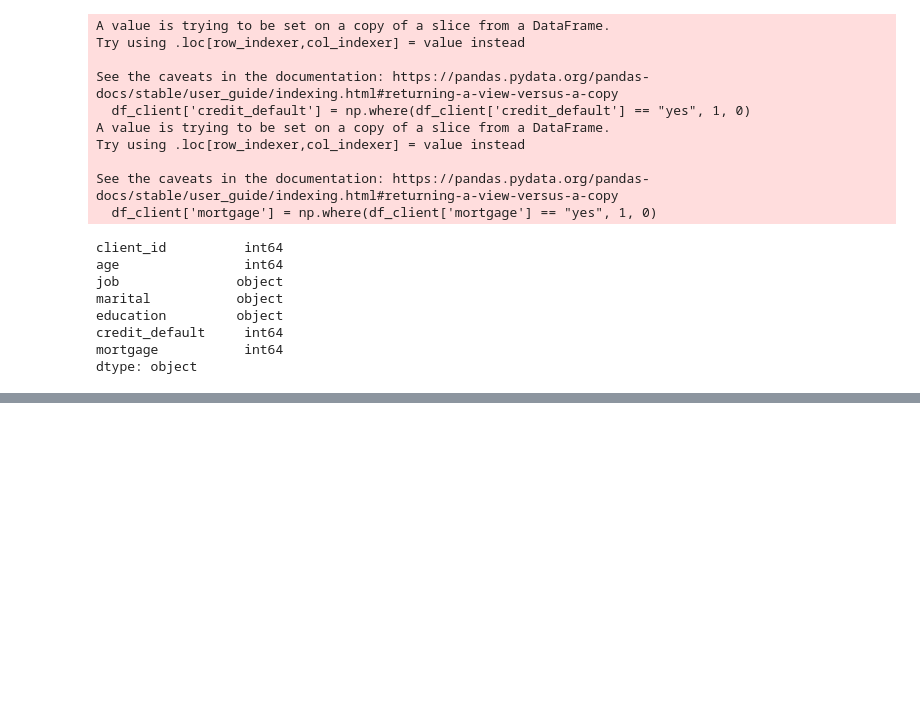
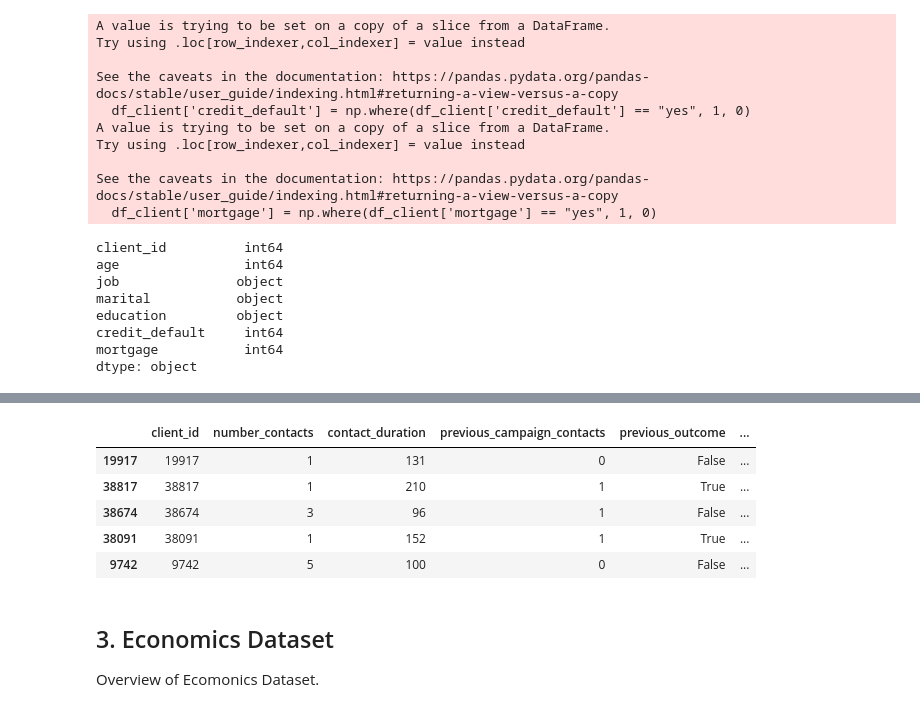
Before and after one commit to astridnadyaa/data-cleaning-practice, a Jupyter notebook: bank-marketing-data-cleaning.ipynb, the cells around one changed output, grey strips where cells are left out. Drawn from its saved outputs; the diff is of its cells as text; code cells hidden in the pictures; blank space fills up the shorter version.

```diff
--- a/bank-marketing-data-cleaning.ipynb
+++ b/bank-marketing-data-cleaning.ipynb
@@ -188,0 +275,13 @@ See the caveats in the documentation: https://pandas.pydata.org/pandas-docs/stab
+# %%
+# check datatype
+print("Type of previous_outcome column before conversion: ", df_campaign.previous_outcome.dtype)
+print("Type of campaign_outcome column before conversion: ", df_campaign.campaign_outcome.dtype)
+
+# convert datatype
+df_campaign['previous_outcome'] = df_campaign.previous_outcome.astype('bool')
+df_campaign['campaign_outcome'] = df_campaign.campaign_outcome.astype('bool')
+print("\n")
+
+# check datatype after conversion
+print("Type of previous_outcome column after conversion: ", df_campaign.previous_outcome.dtype)
+print("Type of campaign_outcome column after conversion: ", df_campaign.campaign_outcome.dtype)
@@ -188,0 +305,21 @@ See the caveats in the documentation: https://pandas.pydata.org/pandas-docs/stab
+# %%
+# create year column
+df_campaign['year'] = 2022
+
+# mapping the months
+map_month = {'mar': '03', 'apr': '04', 'may': '05', 'jun': '06',
+         'jul': '07', 'aug': '08','sep': '09', 'oct': '10', 'nov': '11', 'dec': '12'}
+
+df_campaign['month_num'] = df_campaign.month.map(map_month)
+
+# reformat day into 2 digit
+df_campaign['day'] = ["{:02}".format(num) for num in df_campaign['day']]
+
+# create last_contact_date column
+df_campaign['last_contact_date'] = df_campaign.year.astype(str) + "-" + df_campaign.month_num.astype(str) + "-" + df_campaign.day.astype(str)
+
+# convert last_contact_date column datatype
+df_campaign['last_contact_date'] = pd.to_datetime(df_campaign['last_contact_date'])
+
+# drop unnecessary columns
+df_campaign = df_campaign.drop(['day', 'month', 'year', 'month_num'], axis=1)
@@ -188,0 +361,13 @@ See the caveats in the documentation: https://pandas.pydata.org/pandas-docs/stab
+# %%
+df_campaign.sample(5)
+# %% [output]
+|  | client_id | number_contacts | contact_duration | previous_campaign_contacts | previous_outcome | ... |
+| 19917 | 19917 | 1 | 131 | 0 | False | ... |
+| 38817 | 38817 | 1 | 210 | 1 | True | ... |
+| 38674 | 38674 | 3 | 96 | 1 | False | ... |
+| 38091 | 38091 | 1 | 152 | 1 | True | ... |
+| 9742 | 9742 | 5 | 100 | 0 | False | ... |
+# %% [markdown]
+## 3. Economics Dataset
+
+Overview of Ecomonics Dataset.
```
Also changed, not shown: parts of 25 cells of this notebook.
